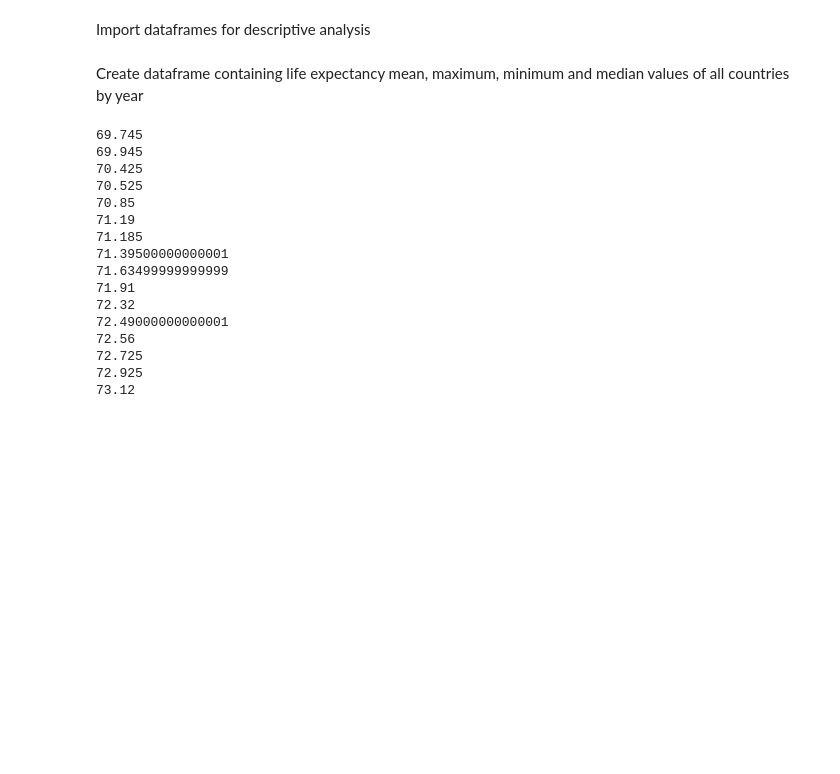
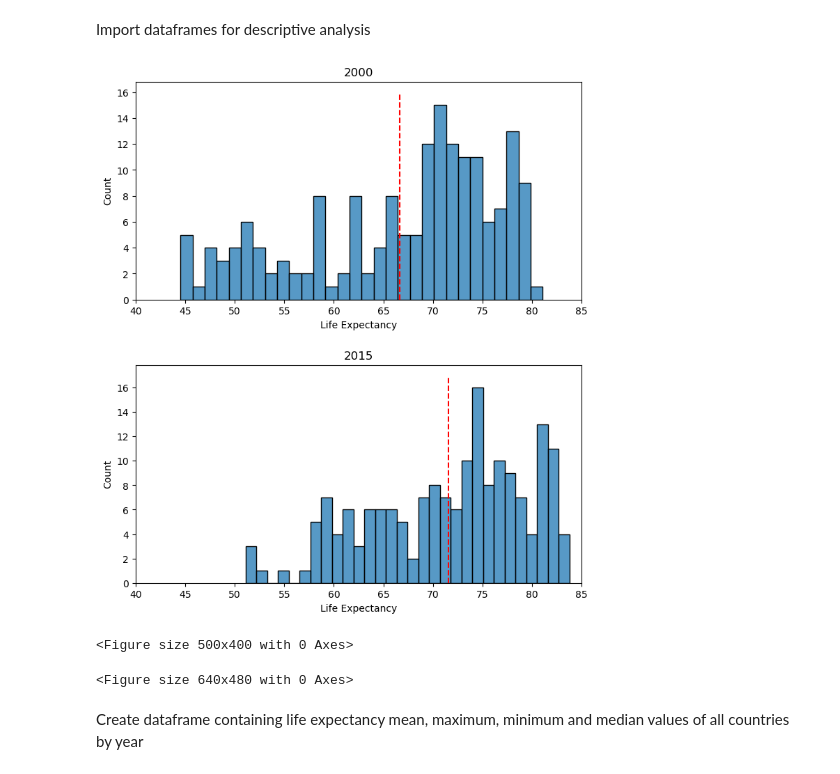
Before and after one commit to WVDevCode/Life_Expectancy_and_GDP, a Jupyter notebook: Notebooks/descriptive_analysis.ipynb, the cells around one changed output. Saved outputs shown, nothing was run; the diff lists cells and outputs as text; code cells hidden in the pictures; blank space fills up the shorter version.

```diff
--- a/Notebooks/descriptive_analysis.ipynb
+++ b/Notebooks/descriptive_analysis.ipynb
@@ -14,6 +14,33 @@ life_expectancy = pd.read_csv('../Datasets/Cleaned_datasets/Life_expectancy_clea
 
 highest_grossing = pd.read_csv('../Datasets/Cleaned_datasets/Top_Grossing_Countries-per_capita.csv').drop(columns=['Unnamed: 0'])
 lowest_grossing = pd.read_csv('../Datasets/Cleaned_datasets/Lowest_Grossing_Countries-per_capita.csv').drop(columns=['Unnamed: 0'])
+# %%
+year_2000_le_all = life_expectancy['life_expectancy'][life_expectancy['year'] == 2000]
+year_2000_le_mean = np.mean(life_expectancy['life_expectancy'][life_expectancy['year'] == 2000])
+year_2015_le_all = life_expectancy['life_expectancy'][life_expectancy['year'] == 2015]
+year_2015_le_mean = np.mean(life_expectancy['life_expectancy'][life_expectancy['year'] == 2015])
+
+
+plt.subplot(2, 1, 1)
+sns.histplot(list(year_2000_le_all), bins=30)
+plt.subplots_adjust(0, 1, 1, 2.5, 3, 0.3)
+plt.vlines(year_2000_le_mean, 0, 16, colors='red', linestyles='--')
+plt.title('2000')
+plt.xlabel('Life Expectancy')
+plt.xlim(40, 85)
+plt.subplot(2, 1, 2)
+sns.histplot(list(year_2015_le_all), bins=30)
+plt.vlines(year_2015_le_mean, 0, 17, colors='red', linestyles='--')
+plt.title('2015')
+plt.xlabel('Life Expectancy')
+plt.xlim(40, 85)
+plt.figure(figsize= [5, 4])
+plt.show()
+plt.clf()
+# %% [output]
+[figure, added]
+<Figure size 500x400 with 0 Axes>
+<Figure size 640x480 with 0 Axes>
 # %% [markdown]
 Create dataframe containing life expectancy mean, maximum, minimum and median values of all countries by year
 # %%
@@ -51,28 +78,10 @@ years_list_median = []
 median_list = []
 for year in range(2000, 2016):
     median = np.median((life_expectancy['life_expectancy'].where(life_expectancy.year == year)).dropna().reset_index(drop=True))
-    print(median)
     years_list_median.append(year)
-    median_list.append(median)
+    median_list.append(round(median, 2))
 all_median_dict = {'year': years_list_median, 'median': median_list}
 
 all_median_df = pd.DataFrame(all_median_dict)
-# %% [output]
-69.745
-69.945
-70.425
-70.525
-70.85
-71.19
-71.185
-71.39500000000001
-71.63499999999999
-71.91
-72.32
-72.49000000000001
-72.56
-72.725
-72.925
-73.12
 # %%
 descriptive_stats_life_exp =all_means_df.merge(all_max_df, on='year').merge(all_min_df, on='year').merge(all_median_df, on='year')
```
Also changed, not shown: parts of 8 cells of this notebook, 3 other files.
